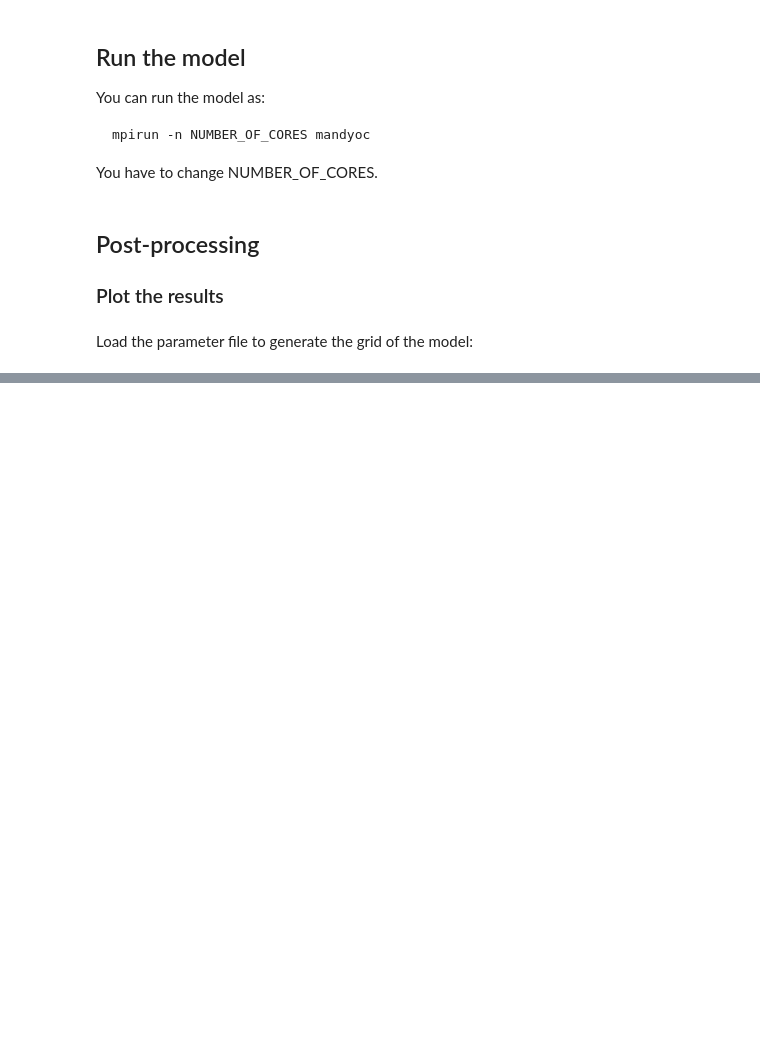
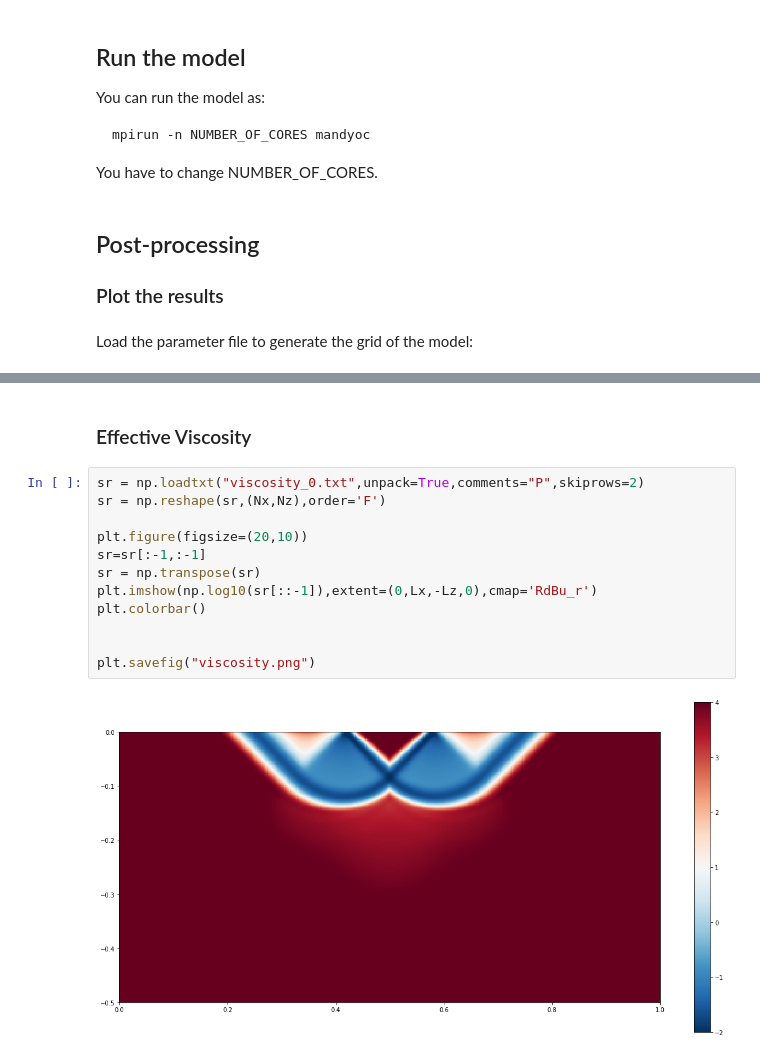
Before and after one commit to ggciag/mandyoc, a Jupyter notebook: examples/punch/create_input_files_punch.ipynb, the cells around one changed output, grey strips where cells are left out. Saved outputs shown, nothing was run; the diff lists cells and outputs as text; blank space fills up the shorter version.

```diff
--- a/examples/punch/create_input_files_punch.ipynb
+++ b/examples/punch/create_input_files_punch.ipynb
@@ -333,0 +341,16 @@ plt.savefig("strain_rate.png")
+# %% [markdown]
+### Effective Viscosity
+# %%
+sr = np.loadtxt("viscosity_0.txt",unpack=True,comments="P",skiprows=2)
+sr = np.reshape(sr,(Nx,Nz),order='F')
+
+plt.figure(figsize=(20,10))
+sr=sr[:-1,:-1]
+sr = np.transpose(sr)
+plt.imshow(np.log10(sr[::-1]),extent=(0,Lx,-Lz,0),cmap='RdBu_r')
+plt.colorbar()
+
+
+plt.savefig("viscosity.png")
+# %% [output]
+[figure, added]
```
Also changed, not shown: parts of 9 cells of this notebook.
